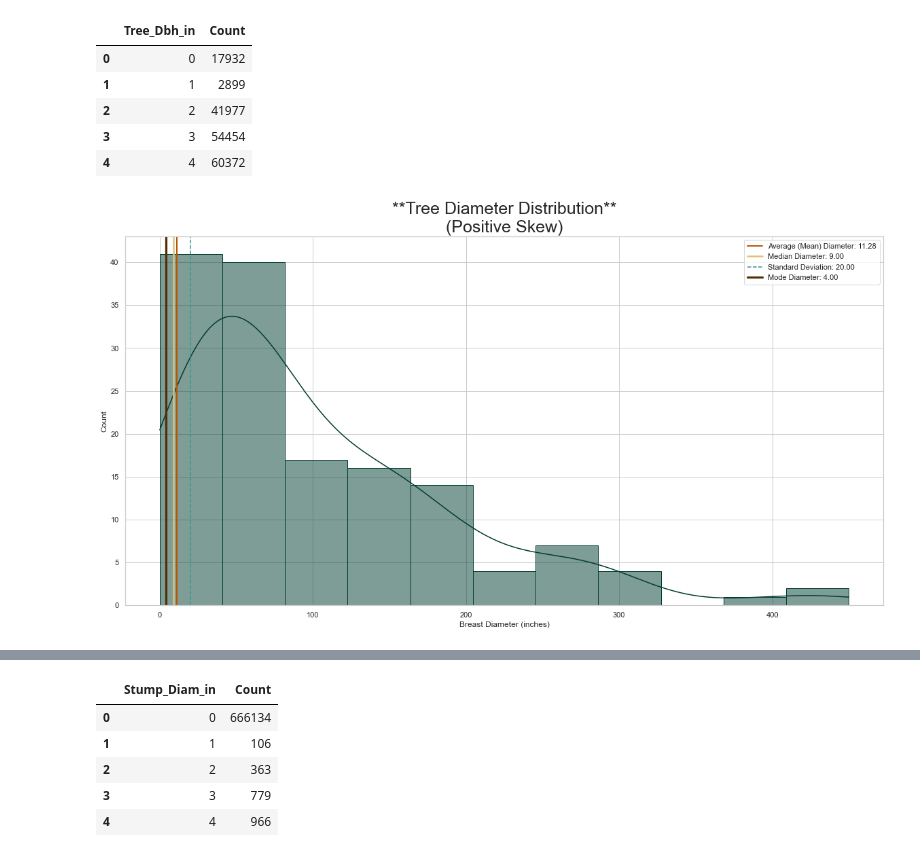
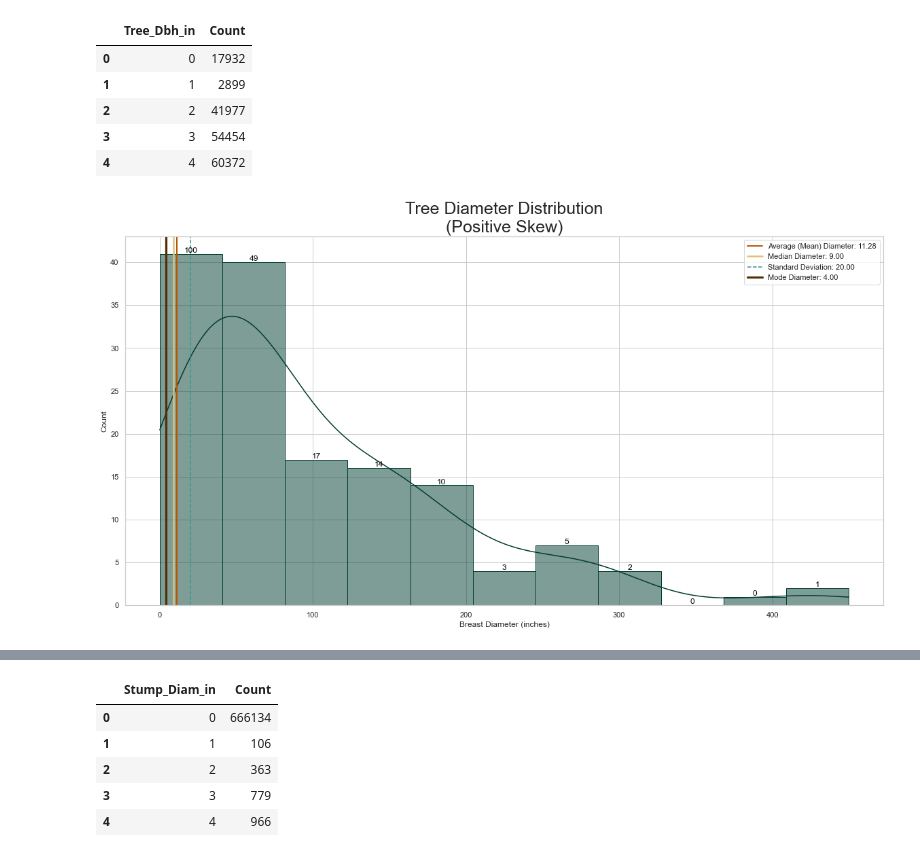
Before and after one commit to MarcellaHarr/ny_street-trees_2015, a Jupyter notebook: exploration-ny-street-trees.ipynb, the cells around one changed output, grey strips where cells are left out. Cells and saved outputs as stored; diff of their text form; code cells hidden in the pictures.

```diff
--- a/exploration-ny-street-trees.ipynb
+++ b/exploration-ny-street-trees.ipynb
@@ -541,7 +546,7 @@ treeDiam.head()
 # Set figsize
 fig, ax = plt.subplots(1, 1, figsize=(20, 10))
 
-treeDHist2 = sns.histplot(data = treeDiam,
+treeDHist = sns.histplot(data = treeDiam,
                             x = 'Tree_Dbh_in',
                             color = '#003c30',
                             edgecolor = '#003c30',
@@ -555,33 +560,46 @@ plt.axvline(treeMean,
             lw = 2,
             label = f"Average (Mean) Diameter: {treeMean:.2f}")
 
 plt.axvline(treeMed,
             color = '#dfc27d',
             lw = 2.5,
             label = f"Median Diameter: {treeMed:.2f}")
 
 plt.axvline(treeMean + treeStd,
             color = '#35978f',
             linestyle = 'dashed',
             label = f"Standard Deviation: {treeMean + treeStd:.2f}")
 
 
 plt.axvline(treeMode,
             color = '#543005',
             lw = 3.25,
             label = f"Mode Diameter: {treeMode:.2f}")
 
+
+# Bar counts
+bVal = 0
+for cnts in treeDHist.patches:
+    bVal += cnts.get_height()
+    treeDHist.text(cnts.get_x() + cnts.get_width() / 2.,
+                   cnts.get_height(),
+                   '{}'.format(int(cnts.get_height() * 100/bVal)),
+                   fontsize = 12,
+                   color = 'black',
+                   ha = 'center',
+                   va = 'bottom')
+
 # Customize fig
-treeDHist2.set_xlabel('Breast Diameter (inches)')
-treeDHist2.set_title('**Tree Diameter Distribution**\n(Positive Skew)',
+treeDHist.set_xlabel('Breast Diameter (inches)')
+treeDHist.set_title('Tree Diameter Distribution\n(Positive Skew)',
                     fontsize = 25)
 plt.legend()
 
 # Save fig
 plt.savefig(r'D:\repos\github\ny_street-trees_2015\src\img\Tree_Diameter_Distribution_without_Binwidth_and_Filtered.png',
             facecolor="white")
 
 # Plot fig
 plt.show()
 # %% [output]
-[figure, old version]
+[figure, new version]
```
Also changed, not shown: parts of 37 cells of this notebook, 4 other files.
